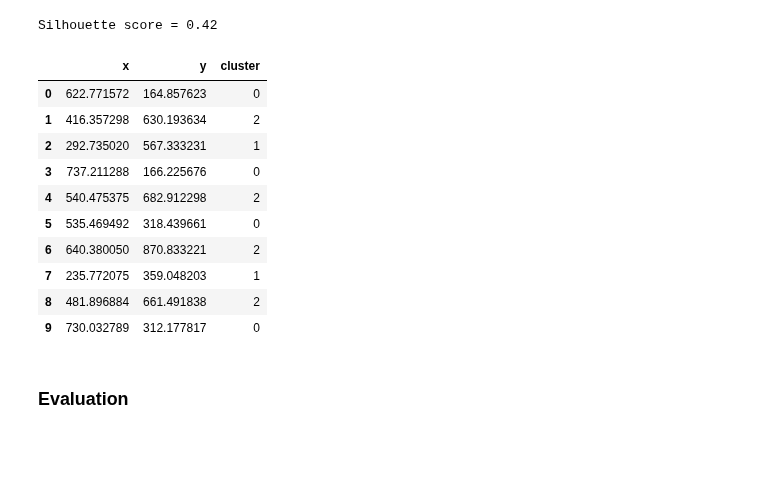
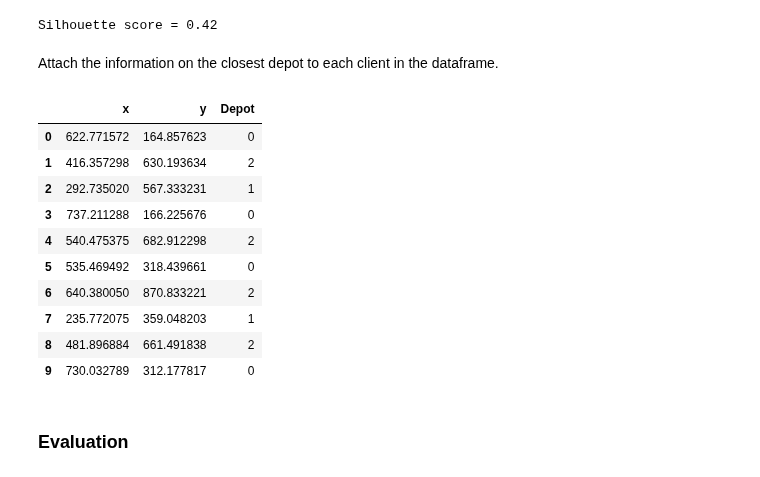
Before and after one commit to joojaa7/dataK-koneO, a Jupyter notebook: A05/A05_clustering.ipynb, the cells around one changed output. Drawn from its saved outputs; the diff is of its cells as text; code cells hidden in the pictures; blank space fills up the shorter version.

Commit message:
-A05_Clustering start(WIP)

```diff
--- a/A05/A05_clustering.ipynb
+++ b/A05/A05_clustering.ipynb
@@ -90,12 +90,14 @@ labels = model.labels_
 print('Silhouette score = %.2f' % silhouette_score(df, labels))
 # %% [output]
 Silhouette score = 0.42
+# %% [markdown]
+Attach the information on the closest depot to each client in the dataframe.
 # %%
 labels = model.fit_predict(df)
-df["cluster"] = labels
+df["Depot"] = labels
 df.head(10)
 # %% [output]
-|  | x | y | cluster |
+|  | x | y | Depot |
 | 0 | 622.771572 | 164.857623 | 0 |
 | 1 | 416.357298 | 630.193634 | 2 |
 | 2 | 292.735020 | 567.333231 | 1 |
```
Also changed, not shown: parts of 2 cells of this notebook.
